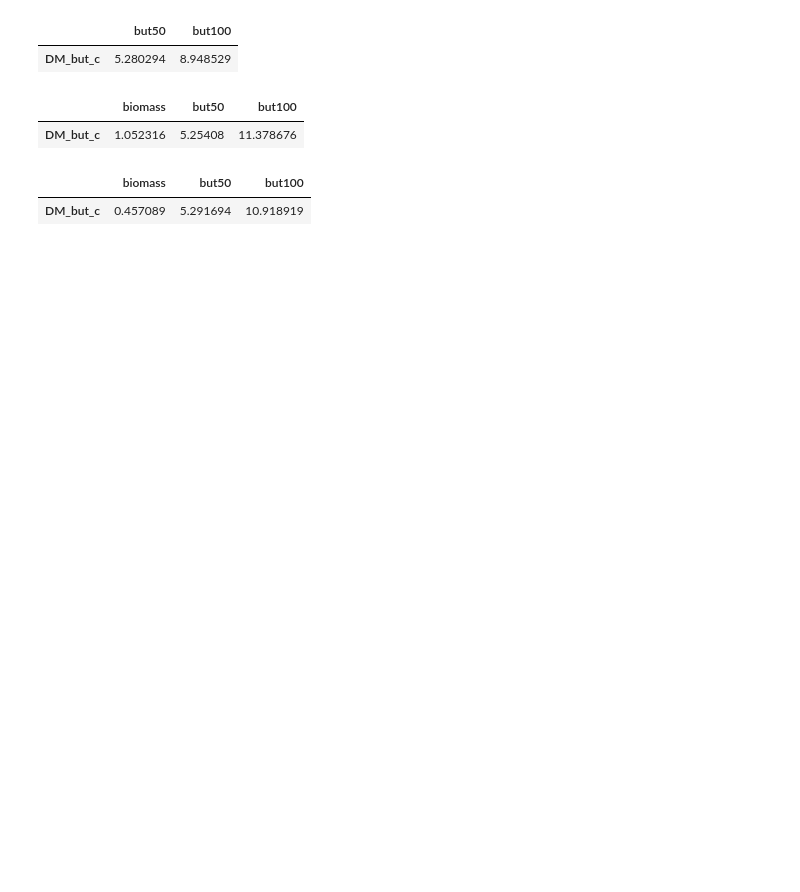
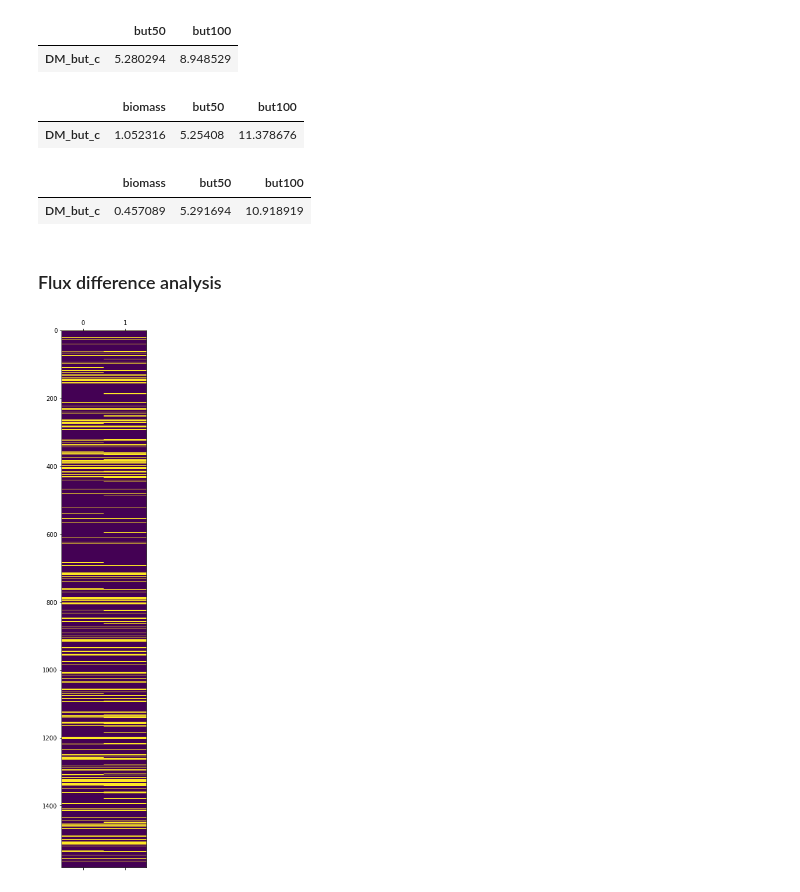
Before and after one commit to notblank/Sacaromises-B-and-C, a Jupyter notebook: Drawing the AACOA Fluxes .ipynb, the cells around one changed output. Saved outputs shown, nothing was run; the diff lists cells and outputs as text; code cells hidden in the pictures; blank space fills up the shorter version.

```diff
--- a/Drawing the AACOA Fluxes .ipynb
+++ b/Drawing the AACOA Fluxes .ipynb
@@ -183,3 +182,18 @@ dfMod3[dfMod3.index == 'DM_but_c']
 # %% [output]
 |  | biomass | but50 | but100 |
 | DM_but_c | 0.457089 | 5.291694 | 10.918919 |
+# %% [markdown]
+### Flux difference analysis
+# %%
+def matPlot(dfMod, aspect):
+
+    dfModCopy = dfMod.copy()
+
+    dfModCopy[dfModCopy != 0] = 1
+
+    plt.matshow(dfModCopy.values, aspect=aspect)
+    plt.show()
+# %%
+matPlot(dfMod1, 0.008)
+# %% [output]
+[figure, added]
```
Also changed, not shown: parts of 2 cells of this notebook, 11 other files.
